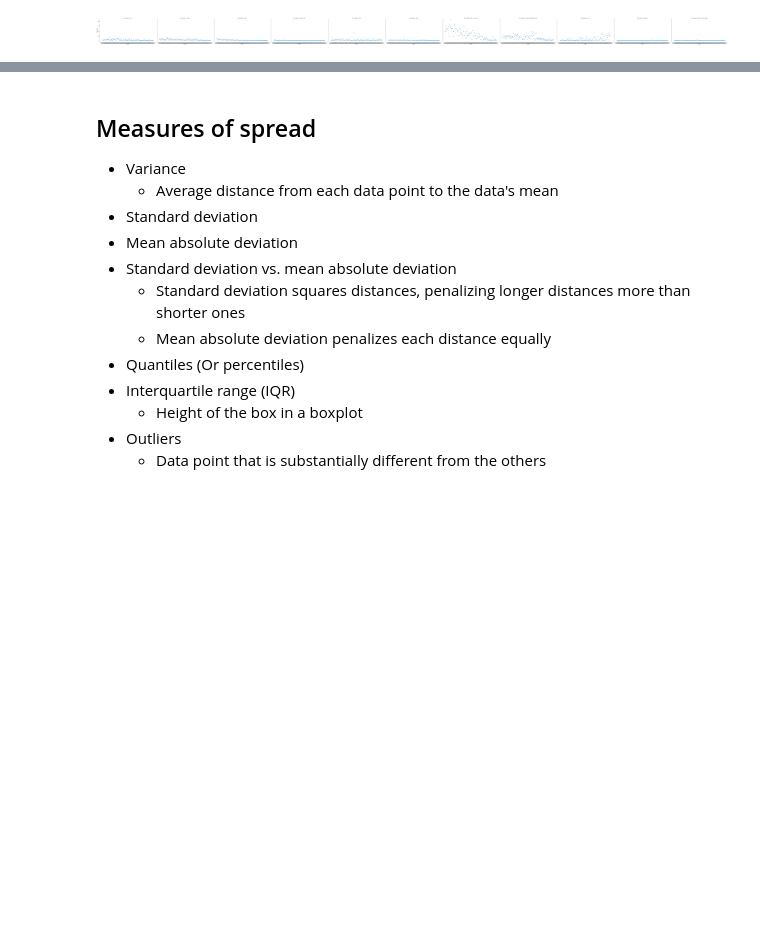
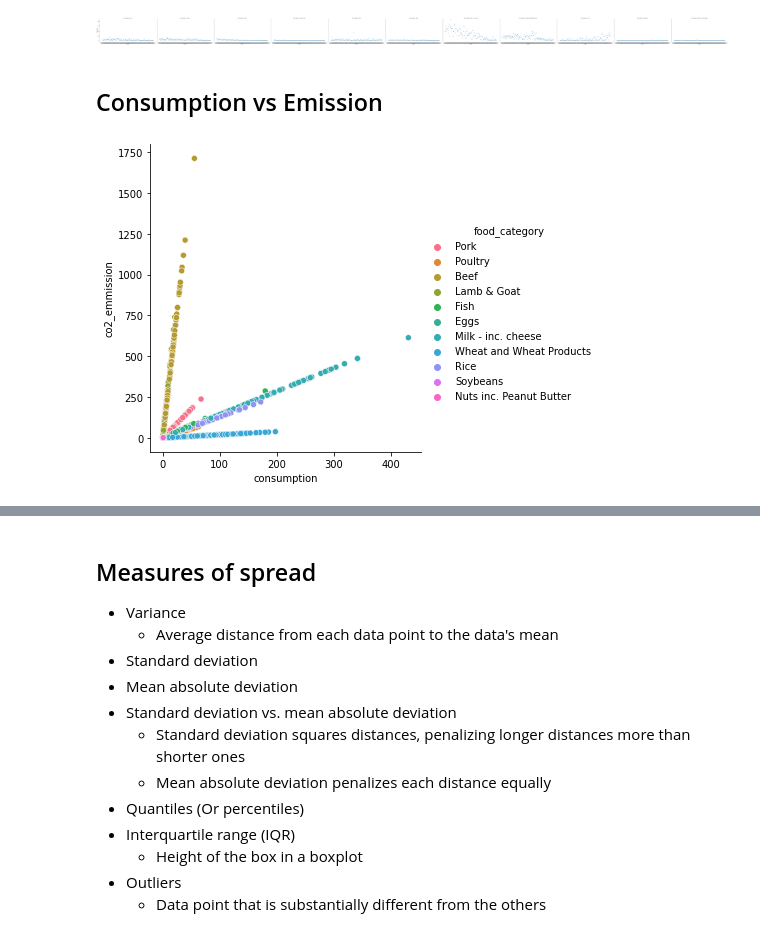
Before and after one commit to Starburned7/data-analytics-projects, a Jupyter notebook: Food_consumption.ipynb, the cells around one changed output, grey strips where cells are left out. Drawn from its saved outputs; the diff is of its cells as text; code cells hidden in the pictures; blank space fills up the shorter version.

Commit message:
data analytics project

```diff
--- a/Food_consumption.ipynb
+++ b/Food_consumption.ipynb
@@ -113,3 +113,10 @@ sns.relplot(data=df, x='country', y='consumption',
             kind='scatter', col='food_category', height=5, aspect=2);
 # %% [output]
 [figure]
+# %% [markdown]
+## Consumption vs Emission
+# %%
+plt.rcParams['figure.figsize'] = (25, 13)
+sns.relplot(data=df, x="consumption", y="co2_emmission", hue='food_category');
+# %% [output]
+[figure, added]
```
Also changed, not shown: parts of 1 cell of this notebook.
